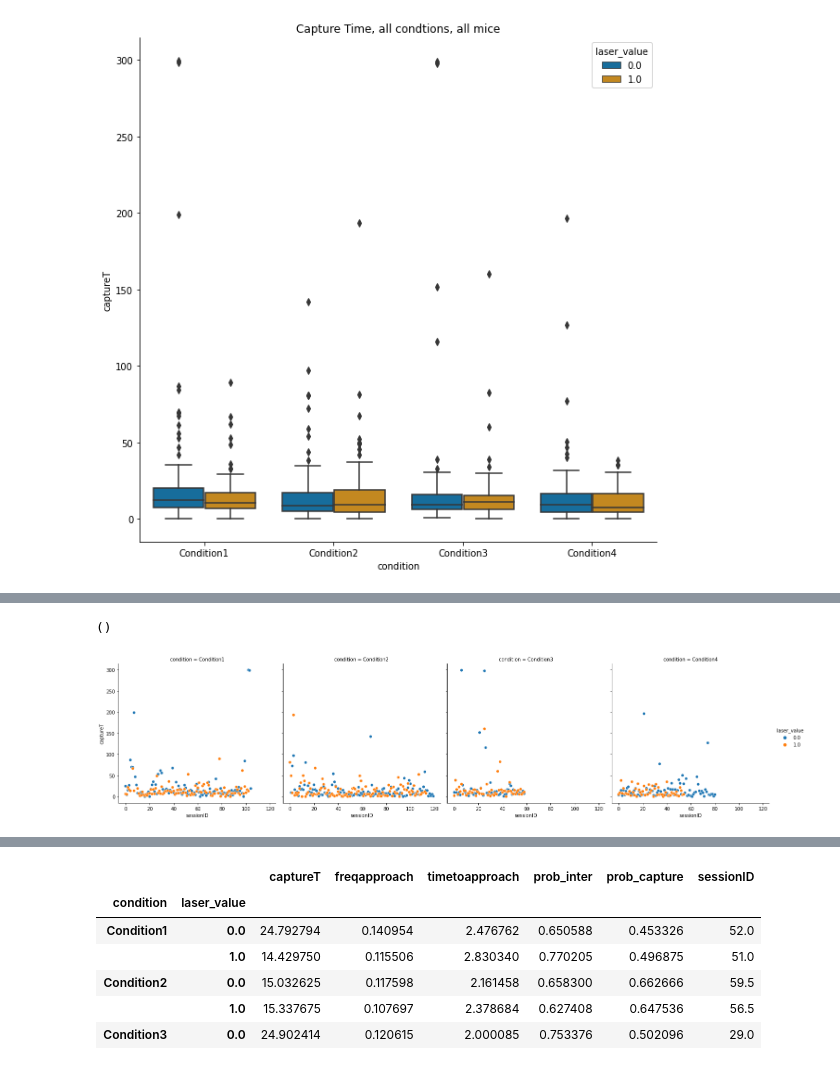
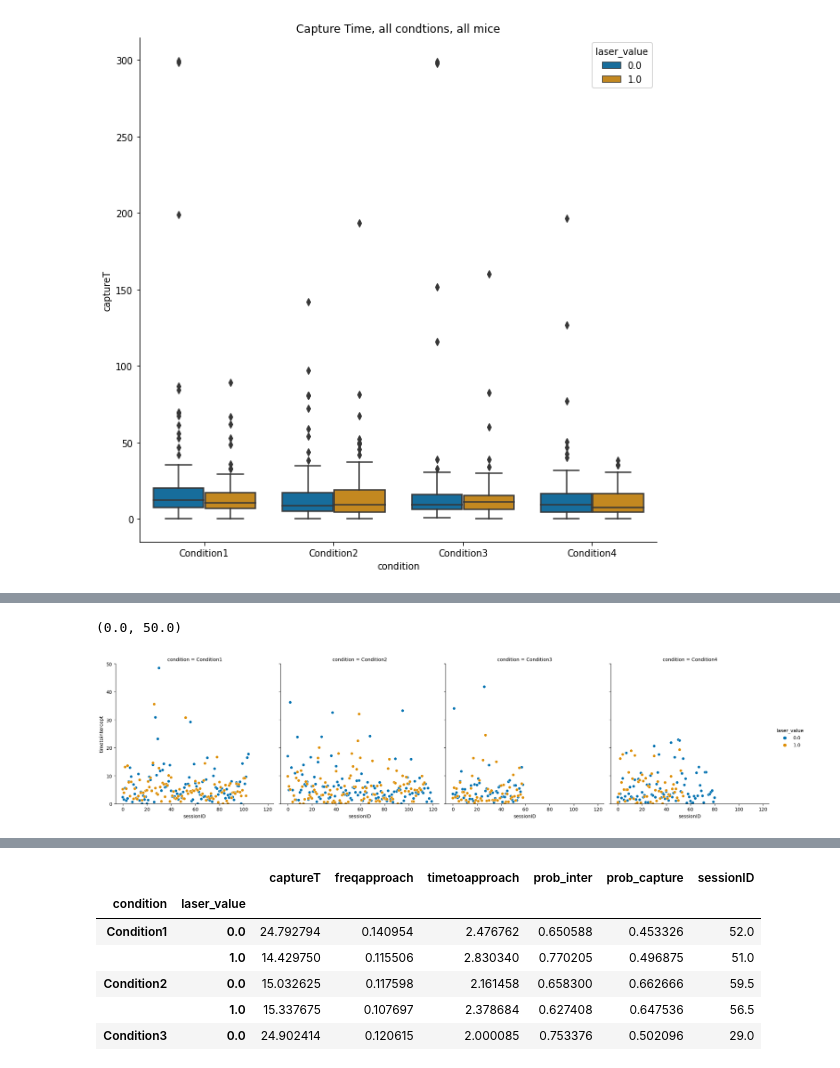
Before and after one commit to wehr-lab/Prey_Capture_Python, a Jupyter notebook: notebooks/groupmetrics_v2.ipynb, the cells around one changed output, grey strips where cells are left out. Drawn from its saved outputs; the diff is of its cells as text; code cells hidden in the pictures.

```diff
--- a/notebooks/groupmetrics_v2.ipynb
+++ b/notebooks/groupmetrics_v2.ipynb
@@ -3,4 +3,7 @@ import pandas as pd
 import matplotlib.pyplot as plt
 import seaborn as sns
 import numpy as np
-h5='/Volumes/molly/20220511alltrials_LD.h5'
+
+h5_new='/Volumes/molly/20220602alltrials_LD.h5'
+h5_old='/Volumes/molly/20220511alltrials_LD.h5'
+h5_120s='/Volumes/molly/20220603alltrials_start_LD.h5'
@@ -9,3 +10,7 @@ df=pd.read_hdf(h5, key='df')
+# %%
+df=pd.read_hdf(h5_new, key='df')
+df_old=pd.read_hdf(h5_old, key='df')
+df_120s=pd.read_hdf(h5_120s, key='df')
 # %%
 df
 # %% [output]
@@ -25,5 +62,5 @@ df
 # %%
-df['filename']=df['filename'].astype('str')
+df_120s['filename']=df_120s['filename'].astype('str')
 # %%
 plt.figure(figsize=(12,12))
 ax=sns.barplot(data=df, x='condition', y='captureT', hue='laser_value', ci=68, palette="colorblind")
@@ -355,5 +490,6 @@ copydf
 # %%
-sns.relplot(x='sessionID', y='captureT', col='condition', hue='laser_value', data=copydf)
+sns.relplot(x='sessionID', y='timetointercept', col='condition', hue='laser_value', data=copydf,palette="colorblind")
+plt.ylim(0,50)
 # %% [output]
-()
+(0.0, 50.0)
-[figure, old version]
+[figure, new version]
```
Also changed, not shown: parts of 42 cells of this notebook, 1 other file.
